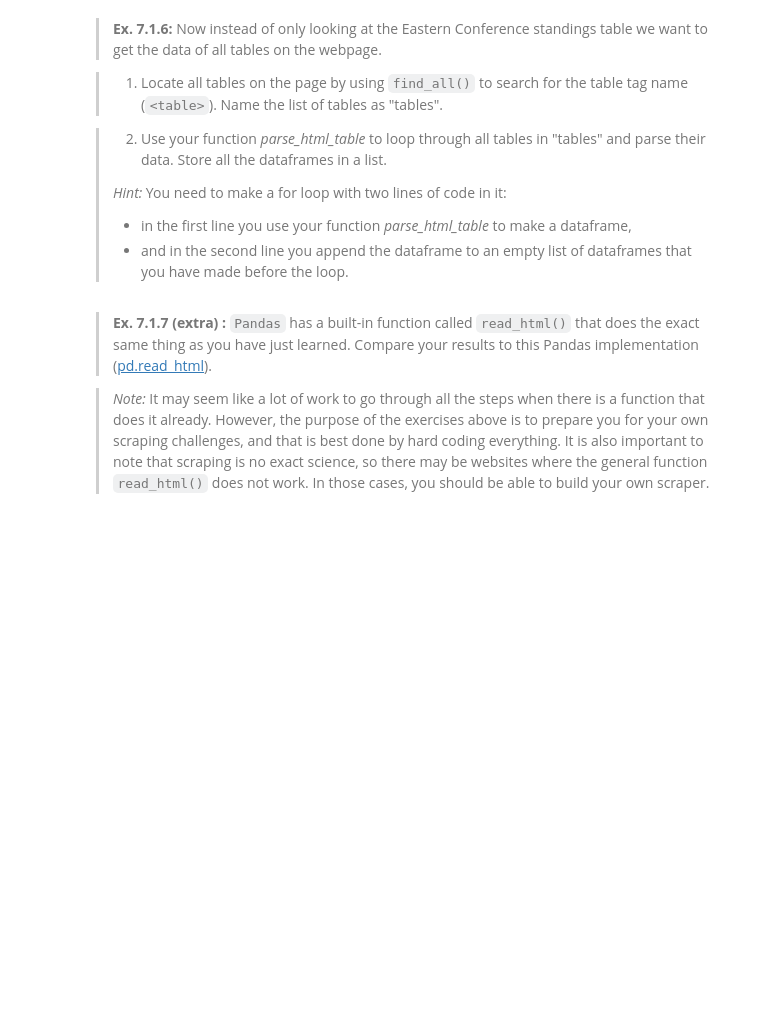
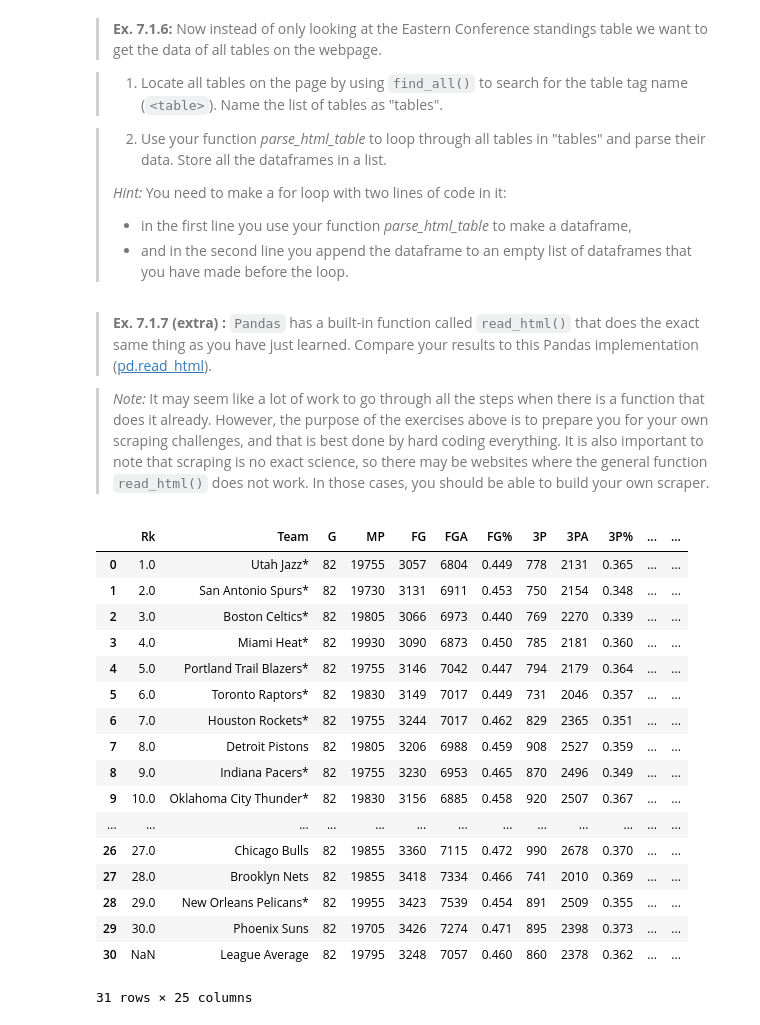
Before and after one commit to pryn-kb/isds2023, a Jupyter notebook: module_7_exercises_cbk.ipynb, the cells around one changed output. Saved outputs shown, nothing was run; the diff lists cells and outputs as text; code cells hidden in the pictures; blank space fills up the shorter version.

```diff
--- a/module_7_exercises_cbk.ipynb
+++ b/module_7_exercises_cbk.ipynb
@@ -100,0 +181,24 @@ raise NotImplementedError()
+# %%
+# YOUR CODE HERE
+#url = 'https://www.basketball-reference.com/leagues/NBA_2018.html' # Link to the website
+dfs = pd.read_html(url) # Parses all tables found on the page.
+dfs[7]
+# %% [output]
+|  | Rk | Team | G | MP | FG | FGA | FG% | 3P | 3PA | 3P% | ... | ... |
+| 0 | 1.0 | Utah Jazz* | 82 | 19755 | 3057 | 6804 | 0.449 | 778 | 2131 | 0.365 | ... | ... |
+| 1 | 2.0 | San Antonio Spurs* | 82 | 19730 | 3131 | 6911 | 0.453 | 750 | 2154 | 0.348 | ... | ... |
+| 2 | 3.0 | Boston Celtics* | 82 | 19805 | 3066 | 6973 | 0.440 | 769 | 2270 | 0.339 | ... | ... |
+| 3 | 4.0 | Miami Heat* | 82 | 19930 | 3090 | 6873 | 0.450 | 785 | 2181 | 0.360 | ... | ... |
+| 4 | 5.0 | Portland Trail Blazers* | 82 | 19755 | 3146 | 7042 | 0.447 | 794 | 2179 | 0.364 | ... | ... |
+| 5 | 6.0 | Toronto Raptors* | 82 | 19830 | 3149 | 7017 | 0.449 | 731 | 2046 | 0.357 | ... | ... |
+| 6 | 7.0 | Houston Rockets* | 82 | 19755 | 3244 | 7017 | 0.462 | 829 | 2365 | 0.351 | ... | ... |
+| 7 | 8.0 | Detroit Pistons | 82 | 19805 | 3206 | 6988 | 0.459 | 908 | 2527 | 0.359 | ... | ... |
+| 8 | 9.0 | Indiana Pacers* | 82 | 19755 | 3230 | 6953 | 0.465 | 870 | 2496 | 0.349 | ... | ... |
+| 9 | 10.0 | Oklahoma City Thunder* | 82 | 19830 | 3156 | 6885 | 0.458 | 920 | 2507 | 0.367 | ... | ... |
+| ... | ... | ... | ... | ... | ... | ... | ... | ... | ... | ... | ... | ... |
+| 26 | 27.0 | Chicago Bulls | 82 | 19855 | 3360 | 7115 | 0.472 | 990 | 2678 | 0.370 | ... | ... |
+| 27 | 28.0 | Brooklyn Nets | 82 | 19855 | 3418 | 7334 | 0.466 | 741 | 2010 | 0.369 | ... | ... |
+| 28 | 29.0 | New Orleans Pelicans* | 82 | 19955 | 3423 | 7539 | 0.454 | 891 | 2509 | 0.355 | ... | ... |
+| 29 | 30.0 | Phoenix Suns | 82 | 19705 | 3426 | 7274 | 0.471 | 895 | 2398 | 0.373 | ... | ... |
+| 30 | NaN | League Average | 82 | 19795 | 3248 | 7057 | 0.460 | 860 | 2378 | 0.362 | ... | ... |
+31 rows × 25 columns
```
Also changed, not shown: parts of 11 cells of this notebook, 4 other files.
